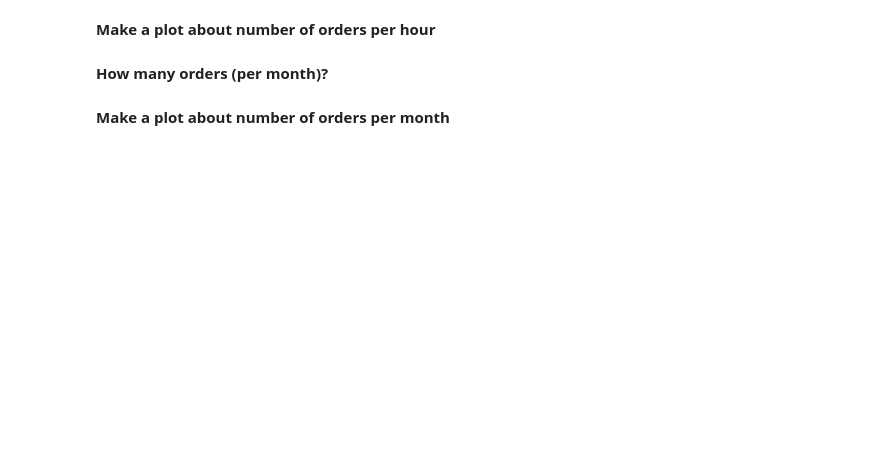
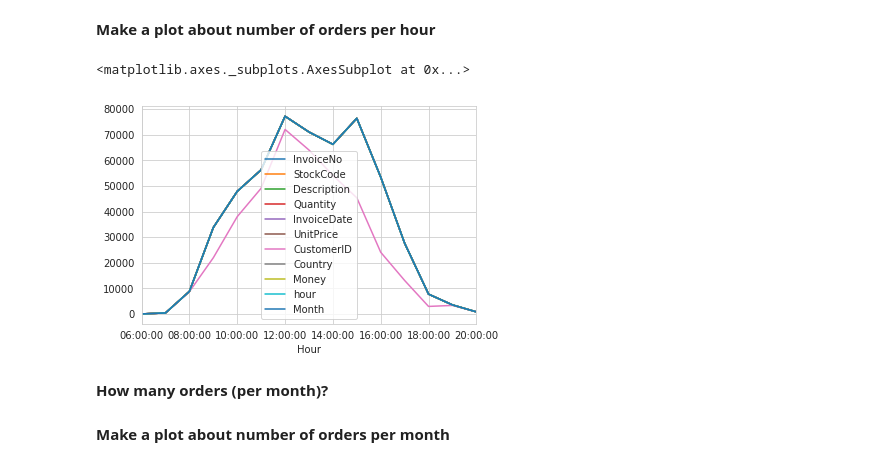
Before and after one commit to kvt0012/ex_DS_w3, a Jupyter notebook: Copy_of_Assignment_3_EDA.ipynb, the cells around one changed output. Cells and saved outputs as stored; diff of their text form; code cells hidden in the pictures; blank space fills up the shorter version.

```diff
--- a/Copy_of_Assignment_3_EDA.ipynb
+++ b/Copy_of_Assignment_3_EDA.ipynb
@@ -248,0 +242,4 @@ trans[trans['Country']=='United Kingdom']['CustomerID'].value_counts().head(1)
+# %%
+
+
+trans['Hour'] = trans['InvoiceDate'].dt.strftime('%H').add(':00:00')
@@ -249,4 +266,10 @@ trans[trans['Country']=='United Kingdom']['CustomerID'].value_counts().head(1)
 # %% [markdown]
 **Make a plot about number of orders per hour**
+# %%
+a=trans.groupby('Hour').count()
+a.plot()
+# %% [output]
+<matplotlib.axes._subplots.AxesSubplot at 0x...>
+[figure, added]
 # %% [markdown]
 **How many orders (per month)?**
```
Also changed, not shown: parts of 6 cells of this notebook.
